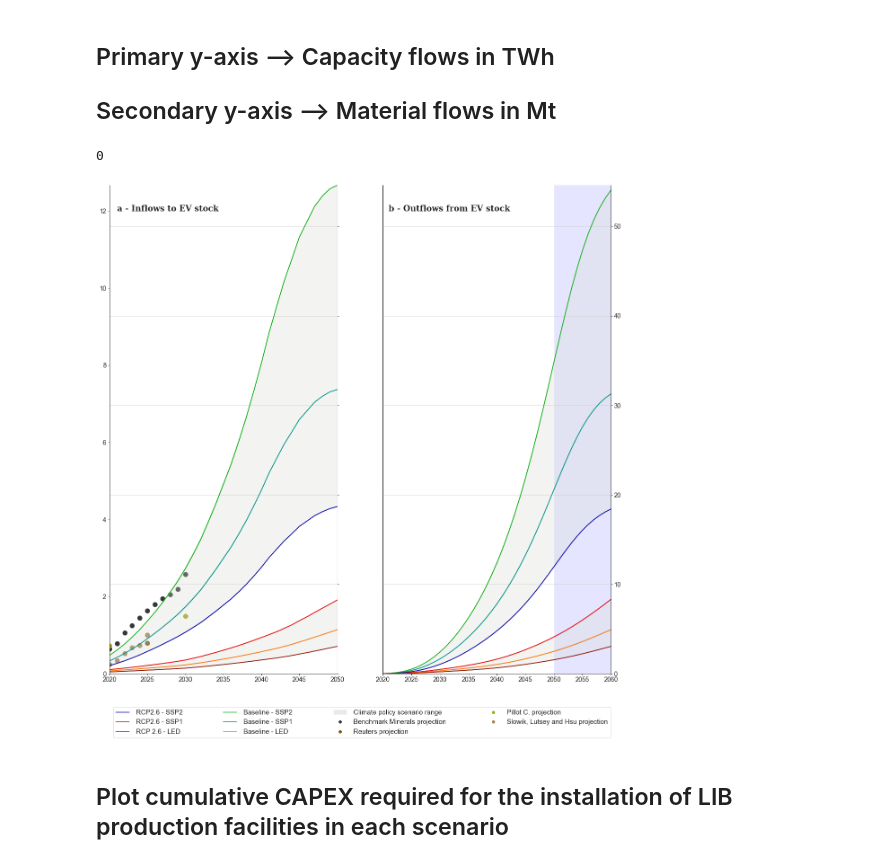
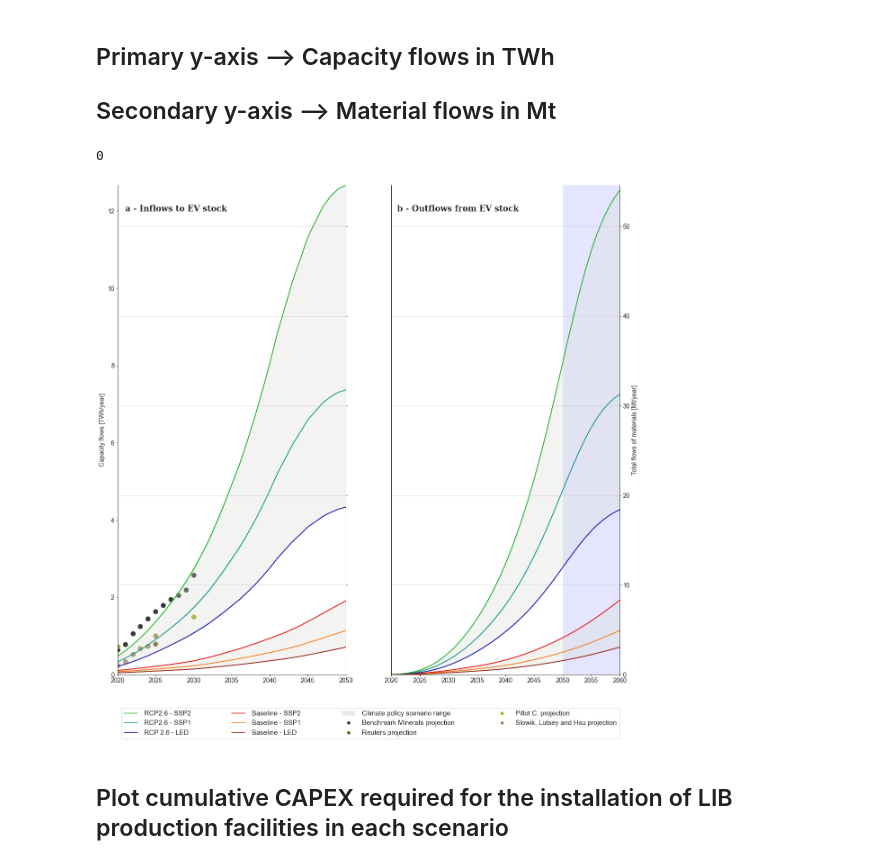
Before and after one commit to lorenzousai/LIBs-demand-, a Jupyter notebook: Visualizations.ipynb, the cells around one changed output. Saved outputs shown, nothing was run; the diff lists cells and outputs as text; code cells hidden in the pictures.

Commit message:
New figure
Made new figure in light of reviewers' comments. Fixed legend of figures. Added y axes for Figure 1.

```diff
--- a/Visualizations.ipynb
+++ b/Visualizations.ipynb
@@ -245,0 +245,3 @@ gridlines[2].set_linewidth(1.5)
+# %%
+years_columns = material_outflows[0].columns.values
+years_columns = np.array(years_columns, dtype = 'int')
@@ -245,0 +262,5 @@ gridlines[2].set_linewidth(1.5)
+# %%
+outflows_changed_years = [None]*len(material_outflows)
+for i in range(len(material_outflows)):
+    outflows_changed_years[i] = material_outflows[i].copy()
+    outflows_changed_years[i].columns = years_columns-1
@@ -285,6 +369,7 @@ for i in range(nplots):
       xscat = production_capacity.loc[:,2020:].columns.values
       ax[i].scatter(xscat, yscat, color = cols_scat[l], s = 100)
 
+    ax[i].set_ylabel('Capacity flows [TWh/year]', fontsize = 14)
     ax[i].text(2021, 12, 'a - Inflows to EV stock', fontsize = 18, fontfamily = 'serif', fontweight = 'bold')
     ax[i].set()
     ax[i].set_xlim(2020,2050)
@@ -309,7 +394,7 @@ for i in range(nplots):
     x = capacity_outflows[0].columns.values[5:46]
     x = np.array(x, dtype = 'int')
     ax2 = ax[i].twinx()
-
+    ax2.set_ylabel('Total flows of materials [Mt/year]', fontsize = 14)
 
     for k in range(len(material_outflows)):
       y = capacity_outflows[k].sum(axis = 0)[5:46]
@@ -363,41 +448,42 @@ ax[1].legend_ = None
 
 ######### LEGEND ################
 
-line1 =  mlines.Line2D([], [], color = linecols[0], label='Baseline - SSP2')
-line2 =  mlines.Line2D([], [], color = linecols[1], label='Baseline - SSP1')
-line3 =  mlines.Line2D([], [], color = linecols[2], label='RCP2.6 - SSP2')
-line4 =  mlines.Line2D([], [], color = linecols[3], label='RCP2.6 - SSP1')
-line5 =  mlines.Line2D([], [], color = linecols[5], label='RCP 2.6 - LED')
-line6 =  mlines.Line2D([], [], color = linecols[4], label='Baseline - LED')
+line1 =  mlines.Line2D([], [], color = linecols[0], label='RCP2.6 - SSP2')
+line2 =  mlines.Line2D([], [], color = linecols[1], label='RCP2.6 - SSP1')
+line3 =  mlines.Line2D([], [], color = linecols[2], label='RCP 2.6 - LED')
+line4 =  mlines.Line2D([], [], color = linecols[3], label='Baseline - SSP2')
+line5 =  mlines.Line2D([], [], color = linecols[4], label='Baseline - SSP1')
+line6 =  mlines.Line2D([], [], color = linecols[5], label='Baseline - LED')
+
 
 scat1 =  mlines.Line2D([], [], color = cols_scat[0], marker = '.', linestyle = '', label='Benchmark Minerals projection')
 scat2 =  mlines.Line2D([], [], color = cols_scat[1], marker = '.', linestyle = '', label='Reuters projection')
 scat3 =  mlines.Line2D([], [], color = cols_scat[2], marker = '.', linestyle = '', label='Pillot C. projection')
 scat4 =  mlines.Line2D([], [], color = cols_scat[3], marker = '.', linestyle = '', label='Slowik, Lutsey and Hsu projection')
 
 range_int = mpatches.Patch(color = col_background[0], ec=None, alpha=0.6,
                             label='Climate policy scenario range')
 
-lines = [line3,line4,line5, line1, line2, line6,range_int, scat1,scat2,scat3,scat4]
+lines = [line1,line2,line3, line4, line5, line6,range_int, scat1,scat2,scat3,scat4]
 
 fig.legend(
   handles=lines,
   loc='center',
   bbox_to_anchor=(0.515, .05),
   borderaxespad=0.1,
   handletextpad=1.,
   columnspacing=6,
   fontsize=15,
   frameon=True,
   ncol= 4,
   markerscale = 2
   )
 
 
 #plt.savefig('Figures//Figure1__Inflows and outflows_capacity&materials.jpg', dpi = 600, bbox_inches = 'tight')
 # %% [output]
 0
-[figure, old version]
+[figure, new version]
 # %% [markdown]
 ## Plot cumulative CAPEX required for the installation of LIB production facilities in each scenario
 # %%
```
Also changed, not shown: parts of 6 cells of this notebook, 6 other files.
